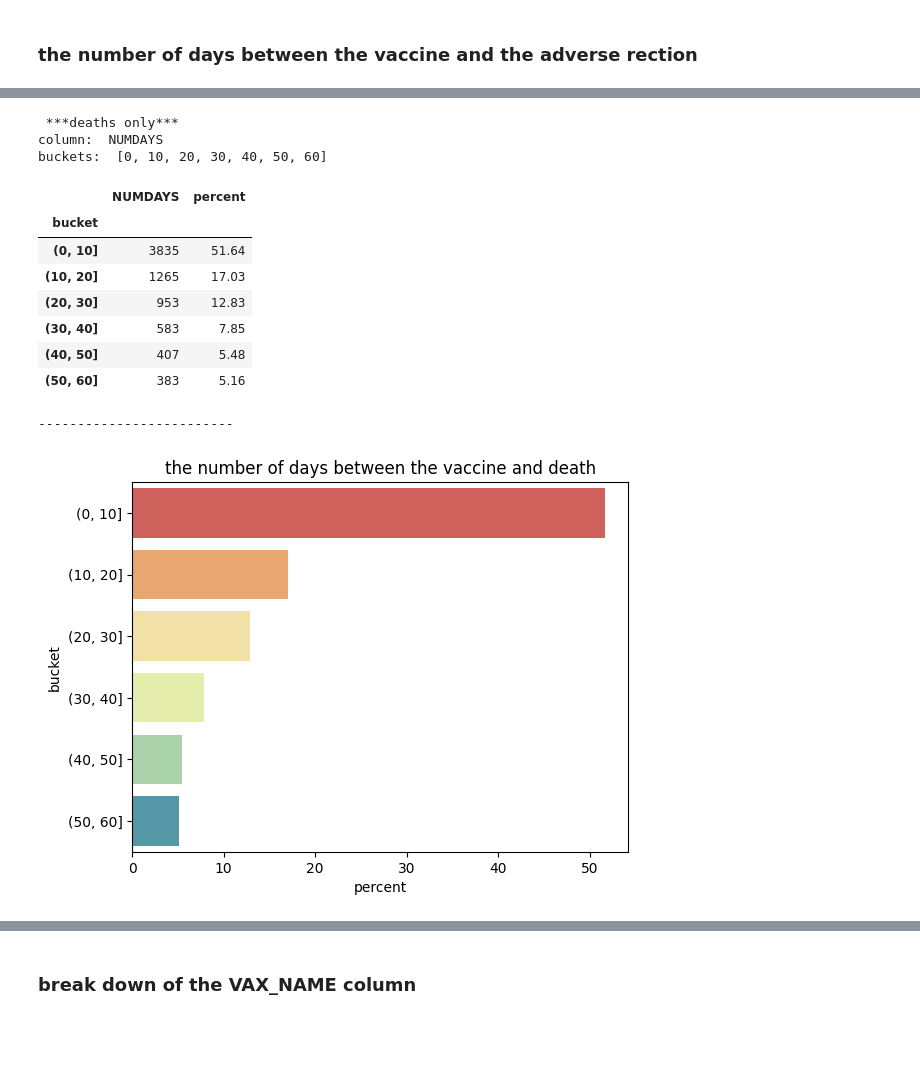
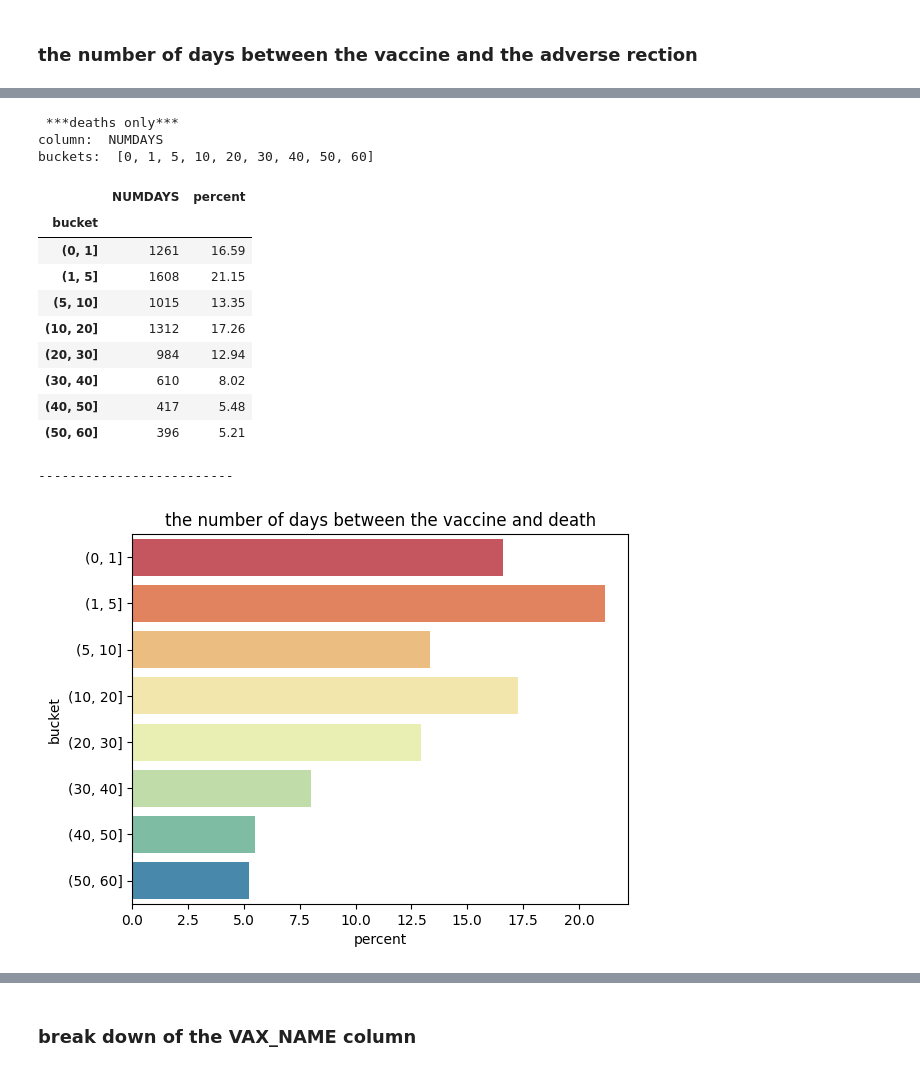
Before and after one commit to jgarza9788/VAERS, a Jupyter notebook: VAERS.IPYNB, the cells around one changed output, grey strips where cells are left out. Cells and saved outputs as stored; diff of their text form; code cells hidden in the pictures; blank space fills up the shorter version.

```diff
--- a/VAERS.IPYNB
+++ b/VAERS.IPYNB
@@ -723,41 +728,43 @@ buckets:  [0, 10, 20, 30, 40, 50, 60]
 # %%
-temp = break_down_buckets(df_death,'NUMDAYS',[0,10,20,30,40,50,60],message='***deaths only***')
+temp = break_down_buckets(df_death,'NUMDAYS',[0,1,5,10,20,30,40,50,60],message='***deaths only***')
 temp = temp.reset_index()
 temp["bucket"] = temp["bucket"].astype(str)
 
 # temp.plot.barh(title='NUMDAYS (deaths only)',x='bucket',y='NUMDAYS',rot=0,figsize=(10,5),width=0.25,fontsize=18)
 # temp.plot.bar(title='AGE_YRS',x='bucket',y='percent',rot=90,figsize=(5,5),width=0.25,fontsize=18)
 
 # fig = px.bar(
 #     temp,
 #     x='percent',
 #     y='bucket',
 #     title="the number of days between the vaccine and death"
 #     )
 # fig.show()
 
 sns.barplot(
     data=temp,
     x="percent",
     y="bucket",
     palette = "Spectral"
     ).set(title='the number of days between the vaccine and death')
 
 print('\n' + '-'*25 + '\n')
 # %% [output]
  ***deaths only***
 column:  NUMDAYS
-buckets:  [0, 10, 20, 30, 40, 50, 60]
+buckets:  [0, 1, 5, 10, 20, 30, 40, 50, 60]
 |  | NUMDAYS | percent |
 | bucket |  |  |
-| (0, 10] | 3835 | 51.64 |
-| (10, 20] | 1265 | 17.03 |
-| (20, 30] | 953 | 12.83 |
-| (30, 40] | 583 | 7.85 |
-| (40, 50] | 407 | 5.48 |
-| (50, 60] | 383 | 5.16 |
+| (0, 1] | 1261 | 16.59 |
+| (1, 5] | 1608 | 21.15 |
+| (5, 10] | 1015 | 13.35 |
+| (10, 20] | 1312 | 17.26 |
+| (20, 30] | 984 | 12.94 |
+| (30, 40] | 610 | 8.02 |
+| (40, 50] | 417 | 5.48 |
+| (50, 60] | 396 | 5.21 |
 -------------------------
-[figure, old version]
+[figure, new version]
 # %%
 temp = df[df['NUMDAYS'] <= 10]
 
```
Also changed, not shown: parts of 20 cells of this notebook, 11 other files.
